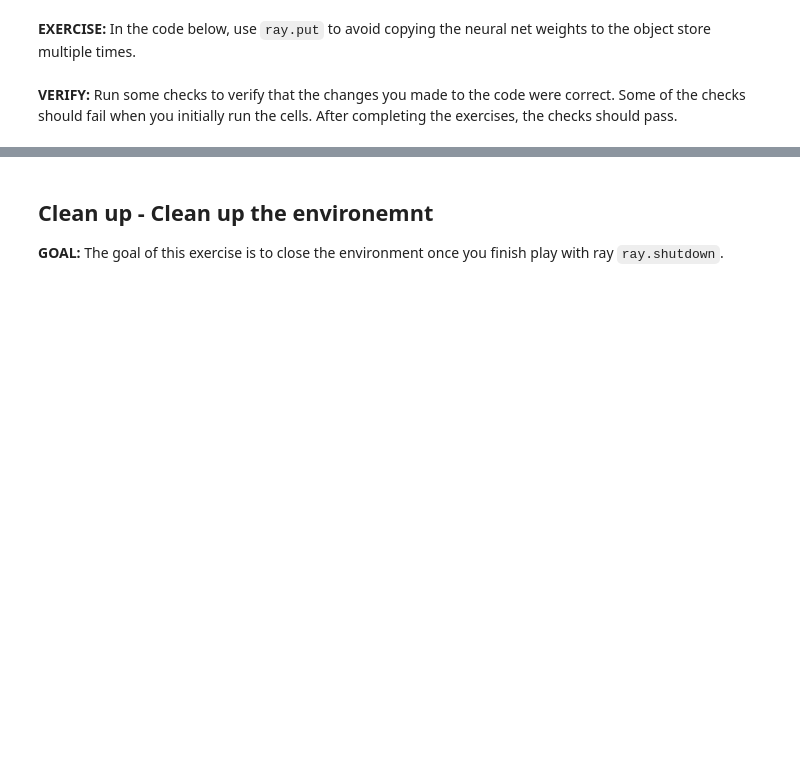
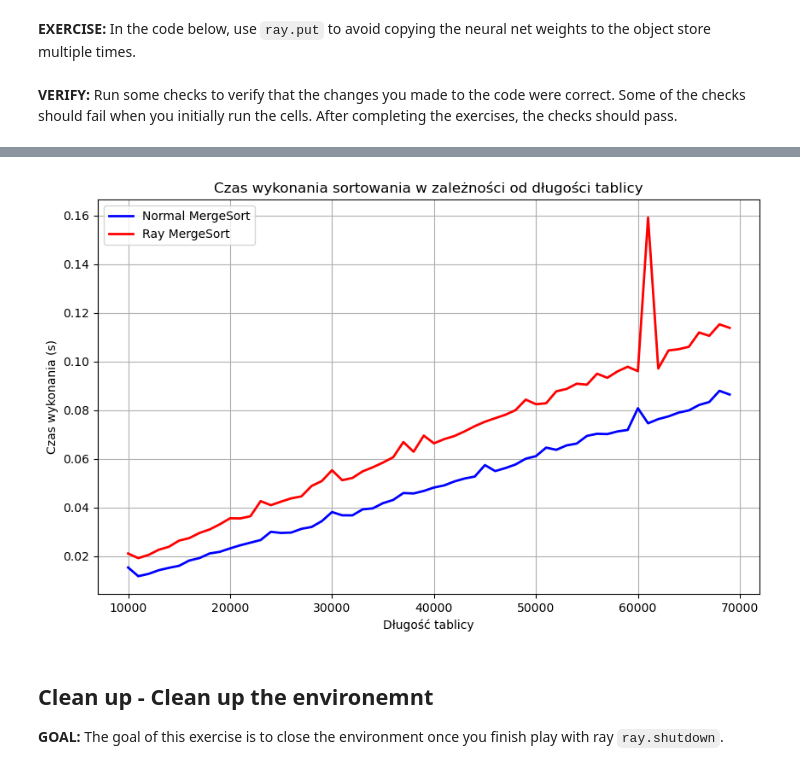
Before and after one commit to bartipablo/Distributed-Systems, a Jupyter notebook: 03-Ray/src/lab-ray.ipynb, the cells around one changed output, grey strips where cells are left out. Drawn from its saved outputs; the diff is of its cells as text; code cells hidden in the pictures; blank space fills up the shorter version.

```diff
--- a/03-Ray/src/lab-ray.ipynb
+++ b/03-Ray/src/lab-ray.ipynb
@@ -778,0 +817,5 @@ Estimate of Pi using Monte Carlo method: 3.14292
+# %%
+@ray.remote
+def worker(arr):
+    arr = mergeSort(arr)
+    return arr
@@ -779,3 +834,66 @@ Estimate of Pi using Monte Carlo method: 3.14292
+# %%
+def mergeSortRay(arr,len_for_worker,num_workers):
+    workers = []
+    for i in range(num_workers):
+        if i!=num_workers-1:
+            workers.append(worker.remote(arr[i*len_for_worker:(i+1)*len_for_worker]))
+        else:
+            workers.append(worker.remote(arr[i*len_for_worker:len(arr)]))
+    sorted = ray.get(workers)
+    return merge_iteration(sorted)
+# %%
+def is_sorted(arr):
+    return np.all(arr[:-1] <= arr[1:])
+
+def check_result(arr,n):
+    if not is_sorted(arr) or len(arr)!=n:
+        print(arr)
+        return False
+    return True
+
+time_normal=[]
+time_ray=[]
+arrays_length=[]
+
+for i in range(10,70):
+    n=(10**3)*i
+    arrays_length.append(n)
+    workers = 5
+    T = [random.randint(0,10000) for _ in range(n)]
+
+    start_time_normal = time.time()
+    result1=mergeSort(T)
+    end_time_normal = time.time()
+
+    time_normal.append(end_time_normal - start_time_normal)
+
+
+    len_for_worker = len(T)//workers
+
+    start_time_ray = time.time()
+    result2=mergeSortRay(T,len_for_worker,workers)
+    end_time_ray = time.time()
+
+    time_ray.append(end_time_ray - start_time_ray)
+
+    if not check_result(result1,n) or not check_result(result2,n):
+        raise ValueError("Results are wrong.")
+
+import matplotlib.pyplot as plt
+plt.figure(figsize=(10, 6))
+
+plt.plot(arrays_length, time_normal, label='Normal MergeSort', color='blue', linestyle='-', linewidth=2)
+plt.plot(arrays_length, time_ray, label='Ray MergeSort', color='red', linestyle='-', linewidth=2)
+
+plt.title('Czas wykonania sortowania w zależności od długości tablicy')
+plt.xlabel('Długość tablicy')
+plt.ylabel('Czas wykonania (s)')
+plt.grid(True)
+plt.legend()
+
+plt.show()
+# %% [output]
+[figure, added]
 # %% [markdown]
 ## Clean up  - Clean up the environemnt
 
```
Also changed, not shown: parts of 22 cells of this notebook.
